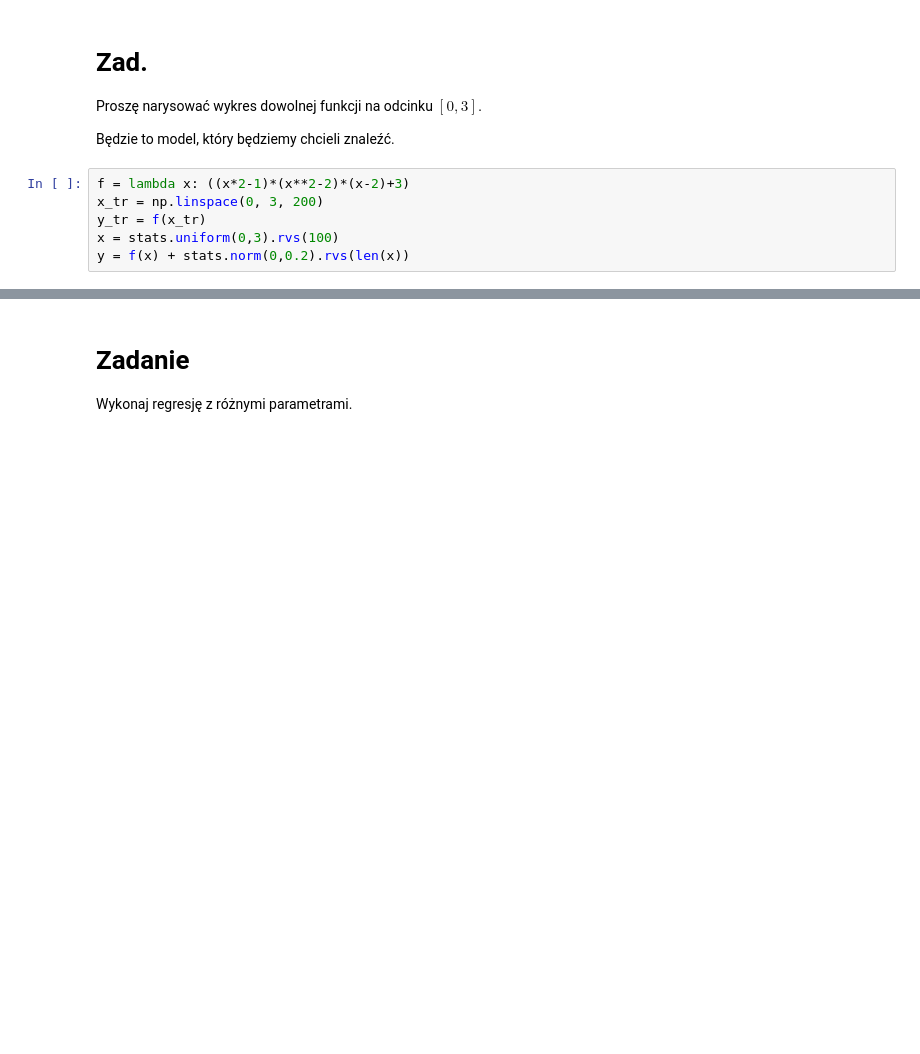
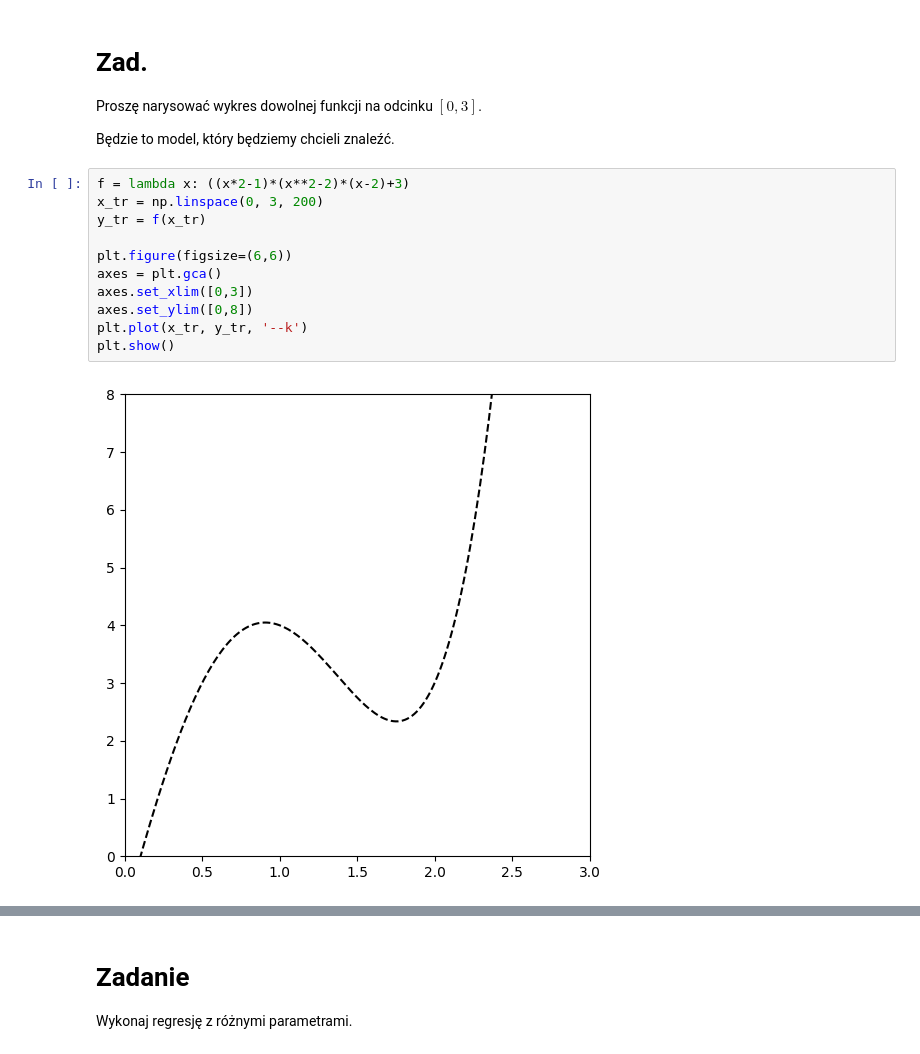
Before and after one commit to KrystianJachna/AI, a Jupyter notebook: cw10/AD_Z10_E_MLPRegressor.ipynb, the cells around one changed output, grey strips where cells are left out. Drawn from its saved outputs; the diff is of its cells as text; blank space fills up the shorter version.

```diff
--- a/cw10/AD_Z10_E_MLPRegressor.ipynb
+++ b/cw10/AD_Z10_E_MLPRegressor.ipynb
@@ -20,6 +21,13 @@ Będzie to model, który będziemy chcieli znaleźć.
 # %%
 f = lambda x: ((x*2-1)*(x**2-2)*(x-2)+3)
 x_tr = np.linspace(0, 3, 200)
 y_tr = f(x_tr)
-x = stats.uniform(0,3).rvs(100)
-y = f(x) + stats.norm(0,0.2).rvs(len(x))
+
+plt.figure(figsize=(6,6))
+axes = plt.gca()
+axes.set_xlim([0,3])
+axes.set_ylim([0,8])
+plt.plot(x_tr, y_tr, '--k')
+plt.show()
+# %% [output]
+[figure, added]
```
Also changed, not shown: parts of 13 cells of this notebook.
